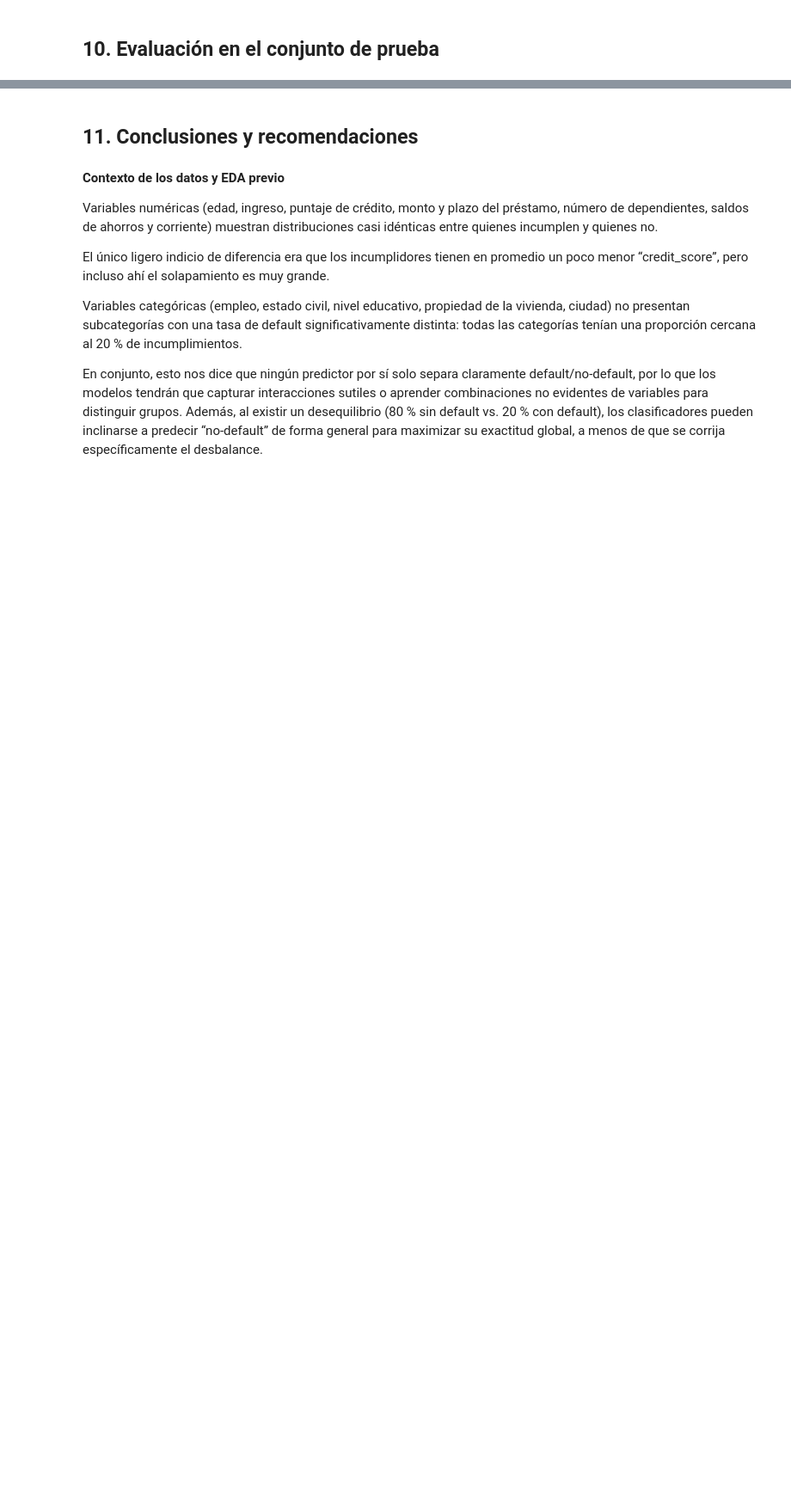
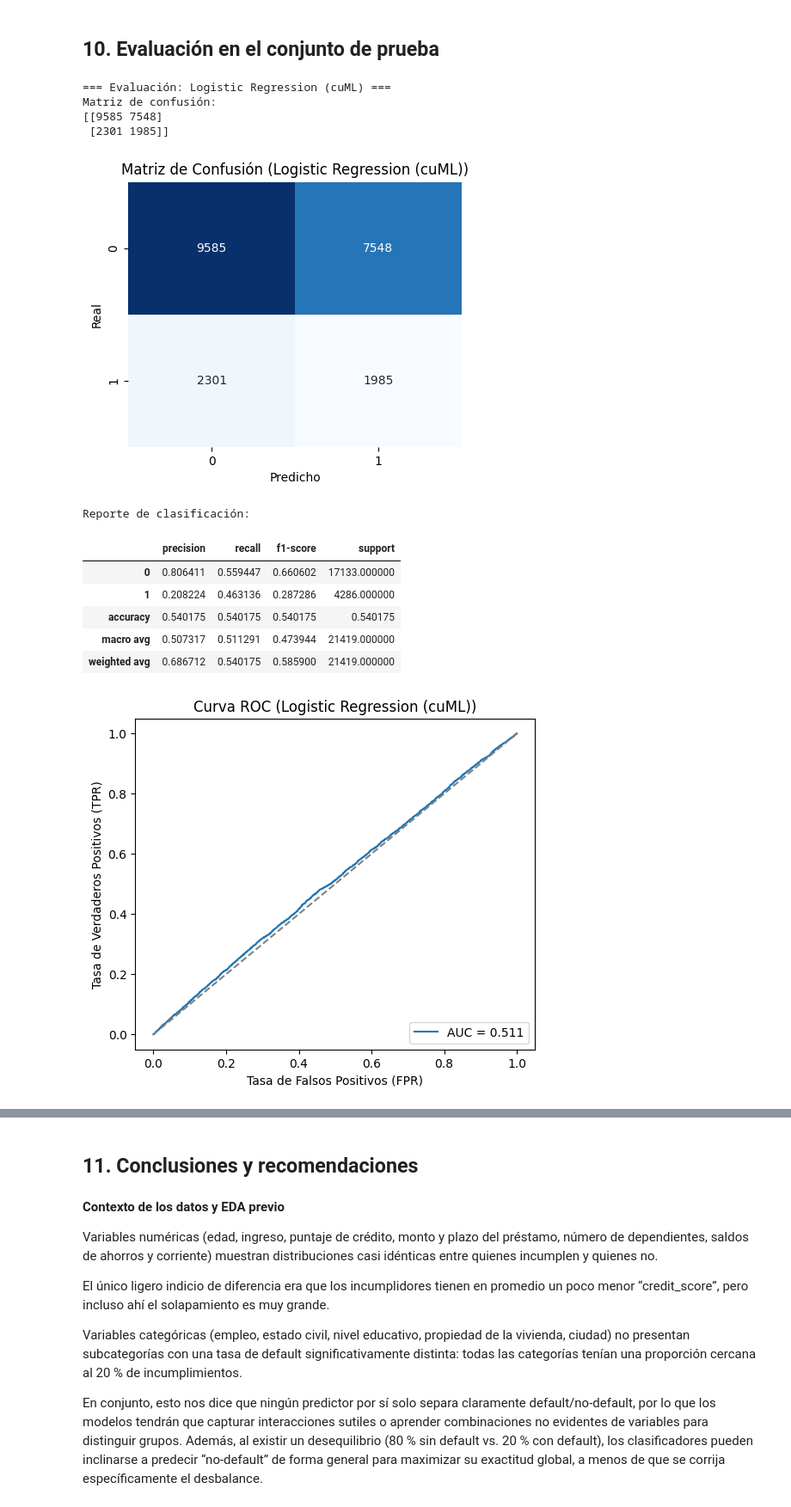
Before and after one commit to franciscogonzalez-gal/statistical_learning_1_pry2, a Jupyter notebook: proyecto_2_clasificacion.ipynb, the cells around one changed output, grey strips where cells are left out. Shown at 86% size. Cells and saved outputs as stored; diff of their text form; code cells hidden in the pictures; blank space fills up the shorter version.

```diff
--- a/proyecto_2_clasificacion.ipynb
+++ b/proyecto_2_clasificacion.ipynb
@@ -1190,3 +1390,20 @@ def get_final_model(model_obj):
     si no, devuelve el modelo tal cual.
     """
     return model_obj.best_estimator_ if hasattr(model_obj, "best_estimator_") else model_obj
+# %%
+# Logistic Regression (cuML)
+evaluate_model(get_final_model(best_model_lr), X_test, y_test, "Logistic Regression (cuML)")
+# %% [output]
+=== Evaluación: Logistic Regression (cuML) ===
+Matriz de confusión:
+[[9585 7548]
+ [2301 1985]]
+[figure, added]
+Reporte de clasificación:
+|  | precision | recall | f1-score | support |
+| 0 | 0.806411 | 0.559447 | 0.660602 | 17133.000000 |
+| 1 | 0.208224 | 0.463136 | 0.287286 | 4286.000000 |
+| accuracy | 0.540175 | 0.540175 | 0.540175 | 0.540175 |
+| macro avg | 0.507317 | 0.511291 | 0.473944 | 21419.000000 |
+| weighted avg | 0.686712 | 0.540175 | 0.585900 | 21419.000000 |
+[figure, added]
```
Also changed, not shown: parts of 14 cells of this notebook.
